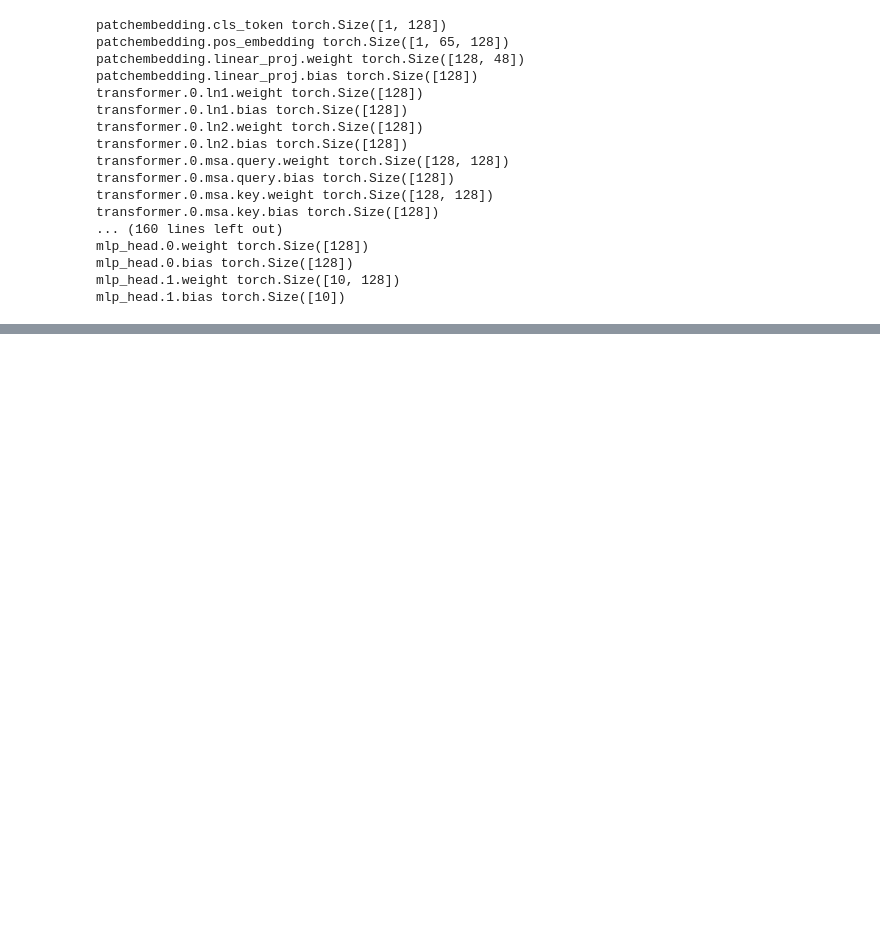
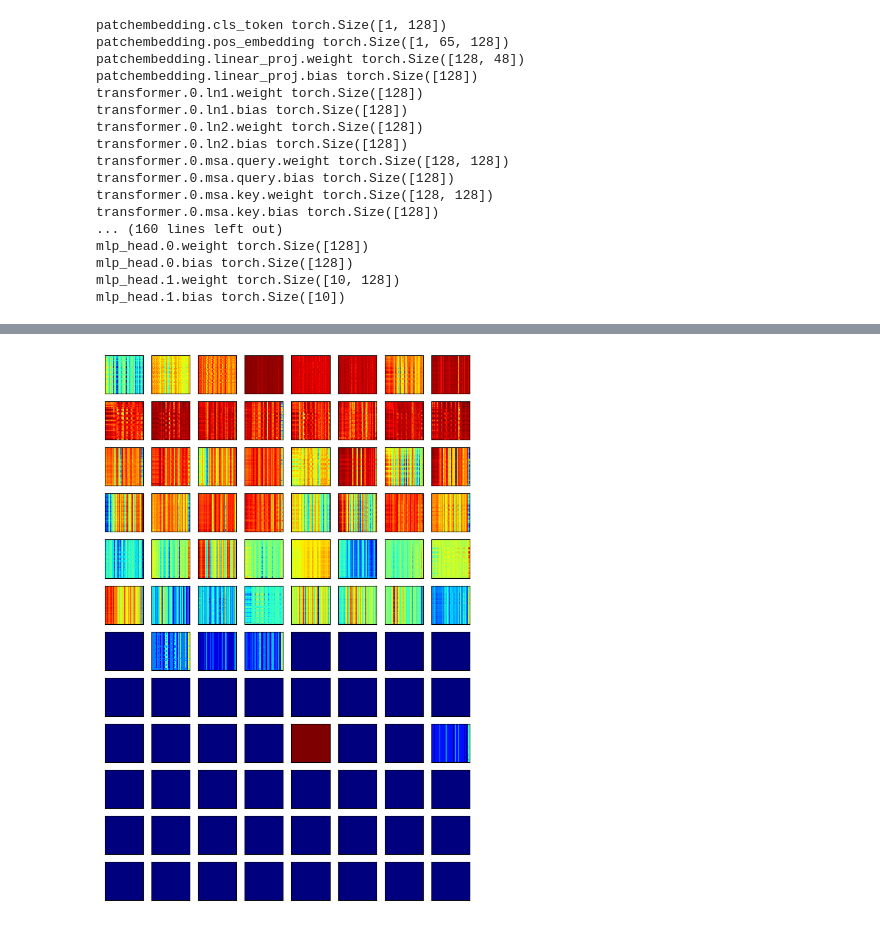
Before and after one commit to passiona2z/RE_ViT, a Jupyter notebook: study/visualization.ipynb, the cells around one changed output, grey strips where cells are left out. Cells and saved outputs as stored; diff of their text form; code cells hidden in the pictures; blank space fills up the shorter version.

```diff
--- a/study/visualization.ipynb
+++ b/study/visualization.ipynb
@@ -168,0 +245,6 @@ mlp_head.1.bias torch.Size([10])
+# %%
+d = patchdata.Flattened2Dpatches(dataname='cifar10', img_size=32, patch_size=4,
+                                     batch_size=16)
+_, _, testloader = d.patchdata()
+image_patch, label = next(iter(testloader))
+image_patch = image_patch[9:10]
@@ -168,0 +268,19 @@ mlp_head.1.bias torch.Size([10])
+# %%
+vit.eval()
+output, attention = vit(image_patch.to(device))
+# %%
+attention = torch.stack(attention).squeeze(1) # [12, 1, 8, 65, 65] -> [12, 8, 65, 65]
+# %%
+attention_heads = attention.view(-1,65,65)
+attention_heads = minmax(attention_heads)
+# %%
+fig = plt.figure(figsize=(8, 12))
+for i in range(1,97):
+    result = attention_heads[i-1].detach().cpu().numpy()
+    res_tensor = torch.Tensor(result)#.permute(1,2,0)
+    ax = fig.add_subplot(12, 8, i)
+    ax.axes.get_xaxis().set_visible(False) # x축 눈금 삭제
+    ax.axes.get_yaxis().set_visible(False) # y축 눈금 삭제
+    ax.imshow(res_tensor, vmin=np.min(result), vmax=np.max(result), cmap='jet')
+# %% [output]
+[figure, added]
```
Also changed, not shown: parts of 24 cells of this notebook, 2 other files.
